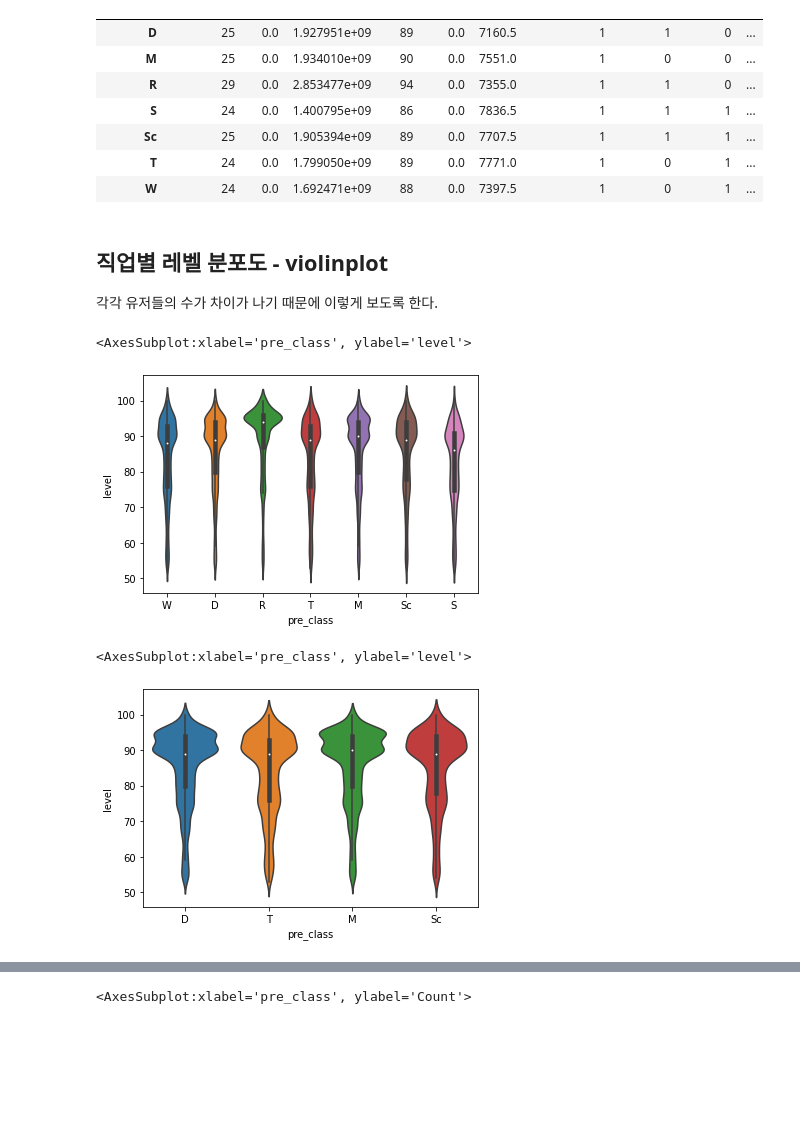
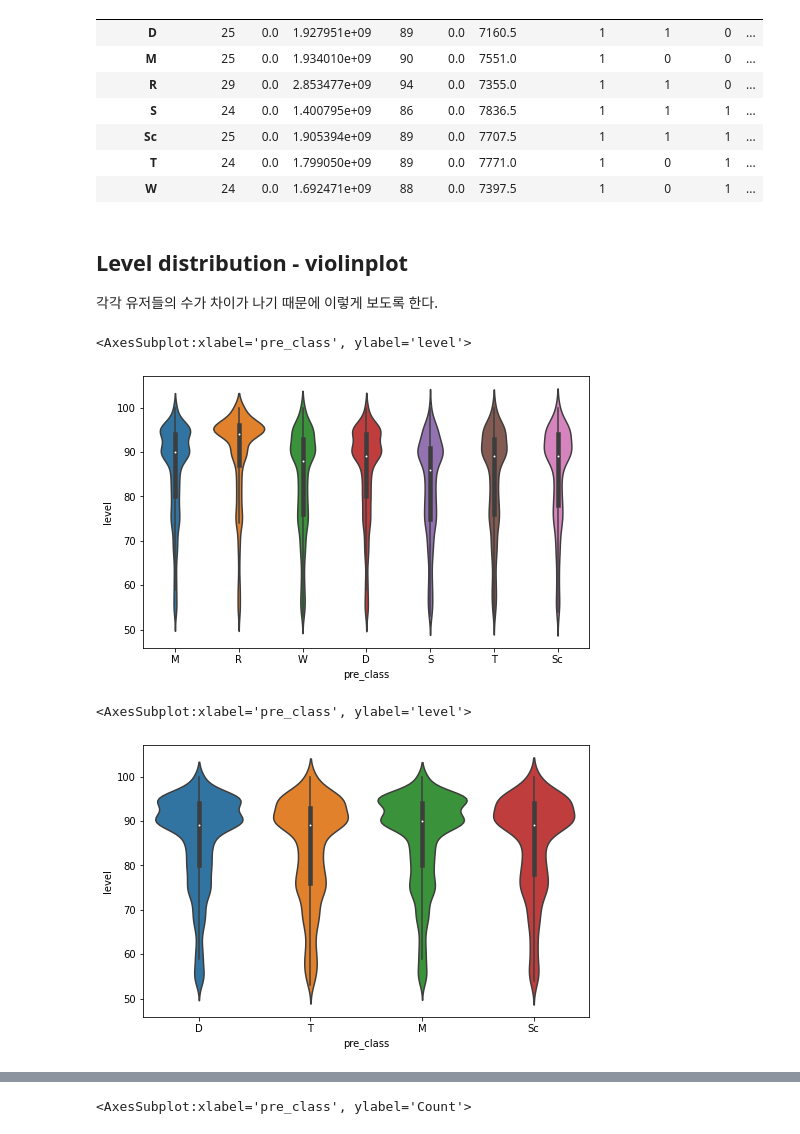
Before and after one commit to Angela-Park-JE/TIL_ver1, a Jupyter notebook: ToyPJT-POE_user/poe_stats_4_EDA_byclass.ipynb, the cells around one changed output, grey strips where cells are left out. Drawn from its saved outputs; the diff is of its cells as text; code cells hidden in the pictures; blank space fills up the shorter version.

```diff
--- a/ToyPJT-POE_user/poe_stats_4_EDA_byclass.ipynb
+++ b/ToyPJT-POE_user/poe_stats_4_EDA_byclass.ipynb
@@ -432,23 +452,25 @@ df.pivot_table(index = 'pre_class', aggfunc = 'median')
 | T | 24 | 0.0 | 1.799050e+09 | 89 | 0.0 | 7771.0 | 1 | 0 | 1 | ... |
 | W | 24 | 0.0 | 1.692471e+09 | 88 | 0.0 | 7397.5 | 1 | 0 | 1 | ... |
 # %% [markdown]
-## 직업별 레벨 분포도 - violinplot
+## Level distribution - violinplot
 
 각각 유저들의 수가 차이가 나기 때문에 이렇게 보도록 한다.
 # %%
 # 전체 직업 함께 비교
 
-sns.violinplot(data = df, x = 'pre_class', y = 'level')
+plt.rcParams["figure.figsize"] = (8, 5)
+sns.violinplot(data = df, x = 'pre_class', y = 'level', order = ['M', 'R', 'W', 'D', 'S', 'T', 'Sc'])
 # %% [output]
 <AxesSubplot:xlabel='pre_class', ylabel='level'>
-[figure, old version]
+[figure, new version]
 # %%
 # 힘을 찍은 직업군의 비교
 
+plt.rcParams["figure.figsize"] = (8, 5)
 sns.violinplot(data = df[df['stat_Str'] == 1], x = 'pre_class', y = 'level')
 # %% [output]
 <AxesSubplot:xlabel='pre_class', ylabel='level'>
-[figure, old version]
+[figure, new version]
 # %%
 # 민첩을 찍은 직업군의 비교
 
```
Also changed, not shown: parts of 83 cells of this notebook.
